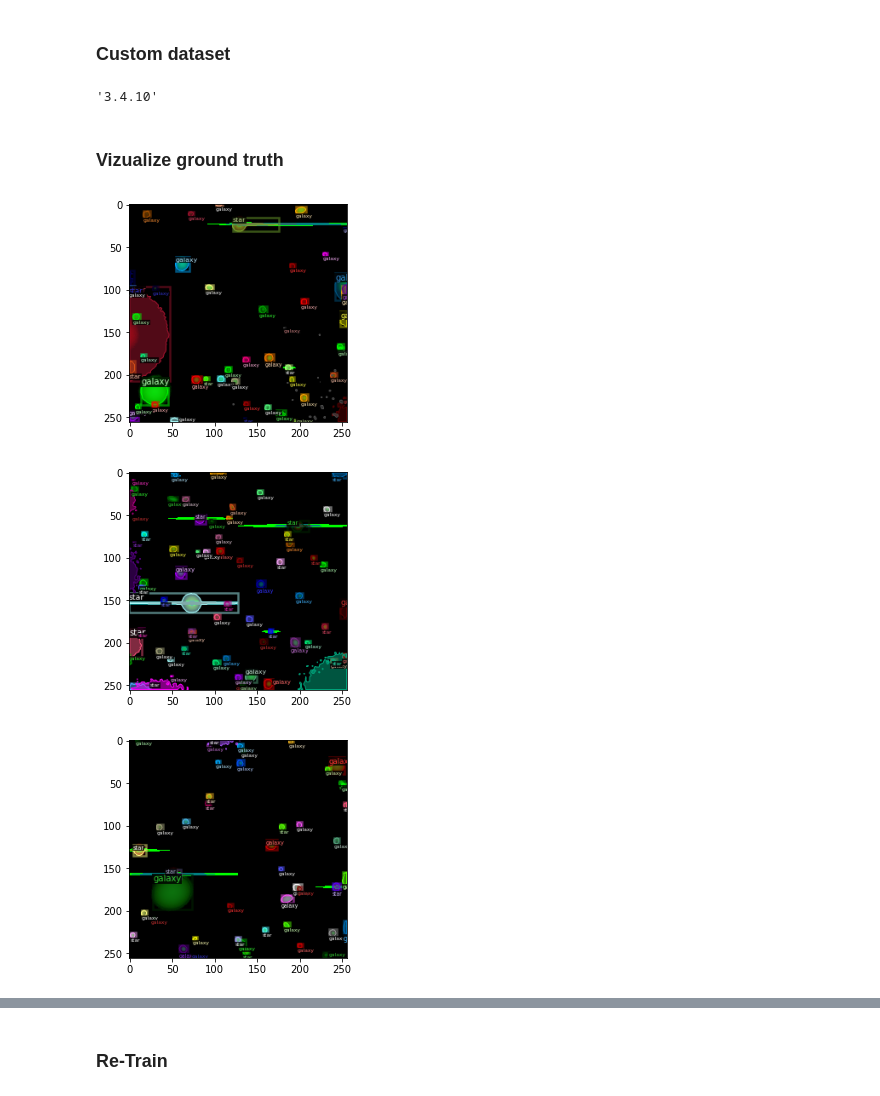
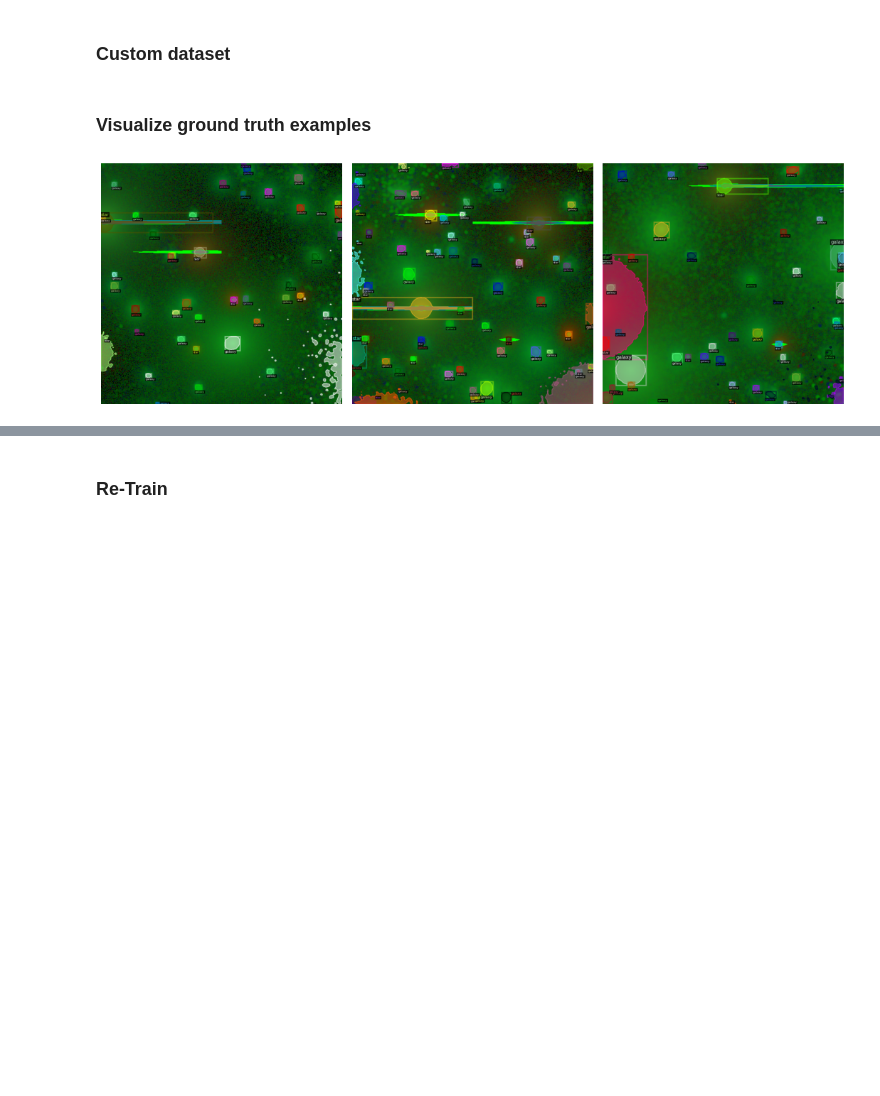
Before and after one commit to burke86/deepdisc, a Jupyter notebook: demo_decam.ipynb, the cells around one changed output, grey strips where cells are left out. Saved outputs shown, nothing was run; the diff lists cells and outputs as text; code cells hidden in the pictures; blank space fills up the shorter version.

```diff
--- a/demo_decam.ipynb
+++ b/demo_decam.ipynb
@@ -19,10 +19,6 @@ from detectron2.utils.visualizer import Visualizer
 from detectron2.data import MetadataCatalog, DatasetCatalog
 # %% [markdown]
 ### Custom dataset
-# %%
-cv2.__version__
-# %% [output]
-'3.4.10'
 # %%
 # if your dataset is in COCO format, this cell can be replaced by the following three lines:
 # from detectron2.data.datasets import register_coco_instances
@@ -91,6 +87,7 @@ def get_astro_dicts(img_dir):
             # Add to dict
             obj = {
                 "bbox": [x, y, w, h],
+                "area": w*h,
                 "bbox_mode": BoxMode.XYWH_ABS,
                 "segmentation": segmentation,
                 "category_id": category_ids[i] - 1,
@@ -110,7 +107,7 @@ astro_metadata = MetadataCatalog.get("astro_train")
 # %%
 from detectron2.data import build_detection_train_loader
 
-def read_image(filename, normalize='zscore', stretch=5, Q=10, m=0, ceil_percentile=99.995, dtype=np.uint8):
+def read_image(filename, normalize='lupton', stretch=5, Q=10, m=0, ceil_percentile=99.995, dtype=np.uint8):
     # Read image
     # TODO: Combine these files into one img_0, mask_0 ... in simulate.py
     g = fits.getdata(os.path.join(filename+'_g.fits.gz'), memmap=False)
@@ -124,28 +121,31 @@ def read_image(filename, normalize='zscore', stretch=5, Q=10, m=0, ceil_percenti
     image = np.empty([length, width, 3], dtype=dtype)
 
     # Options for contrast scaling
-    if normalize == 'lupton':
+    if normalize.lower() == 'lupton':
         z = z*np.arcsinh(stretch*Q*(I - m))/(Q*I)
         r = r*np.arcsinh(stretch*Q*(I - m))/(Q*I)
         g = g*np.arcsinh(stretch*Q*(I - m))/(Q*I)
-    elif normalize == 'zscore':
-        Isigma = I*np.mean([np.std(g),np.std(r),np.std(z)])
-        z = (z - np.mean(z) - m)/Isigma
-        r = (r - np.mean(r) - m)/Isigma
-        g = (g - np.mean(g) - m)/Isigma
-    elif normalize == 'linear':
+    elif normalize.lower() == 'zscore':
+        Isigma = I*np.mean([np.nanstd(g), np.nanstd(r), np.nanstd(z)])
+        z = (z - np.nanmean(z) - m)/Isigma
+        r = (r - np.nanmean(r) - m)/Isigma
+        g = (g - np.nanmean(g) - m)/Isigma
+    elif normalize.lower() == 'linear':
         z = (z - m)/I
         r = (r - m)/I
         g = (g - m)/I
+    else:
+        print('Normalize keyword not recognized.')
 
-    max_RGB = np.percentile([z,r,g], ceil_percentile)
+    max_RGB = np.nanpercentile([z, r, g], ceil_percentile)
     # avoid saturation
     r = r/max_RGB; g = g/max_RGB; z = z/max_RGB
 
     # Rescale to 0-255 for dtype=np.uint8
-    r = r*np.iinfo(dtype).max
-    g = g*np.iinfo(dtype).max
-    z = z*np.iinfo(dtype).max
+    max_dtype = np.iinfo(dtype).max
+    r = r*max_dtype
+    g = g*max_dtype
+    z = z*max_dtype
 
     # 0-255 BGR image
     image[:,:,0] = g
@@ -154,19 +154,23 @@ def read_image(filename, normalize='zscore', stretch=5, Q=10, m=0, ceil_percenti
 
     return image
 # %% [markdown]
-### Vizualize ground truth
+### Visualize ground truth examples
 # %%
 dataset_dicts = get_astro_dicts("/home/colinjb2/astro_rcnn/trainingset")
-for d in random.sample(dataset_dicts, 3):
-    img = read_image(d["file_name"])
-    visualizer = Visualizer(img, metadata=astro_metadata, scale=0.5)
+
+nsample = 3
+fig, axs = plt.subplots(1, nsample, figsize=(5*nsample, 5))
+
+for i, d in enumerate(random.sample(dataset_dicts, nsample)):
+    img = read_image(d["file_name"], normalize="lupton")
+    visualizer = Visualizer(img, metadata=astro_metadata, scale=1)
     out = visualizer.draw_dataset_dict(d)
-    plt.imshow(out.get_image())
-    plt.show()
+    axs[i].imshow(out.get_image())
+    axs[i].axis('off')
+    fig.tight_layout()
+    fig.show()
 # %% [output]
-[figure, old version]
+[figure, new version]
-[figure, removed]
-[figure, removed]
 # %%
 plt.hist(img.flatten(), bins=100);
 plt.yscale('log')
```
Also changed, not shown: parts of 16 cells of this notebook.
